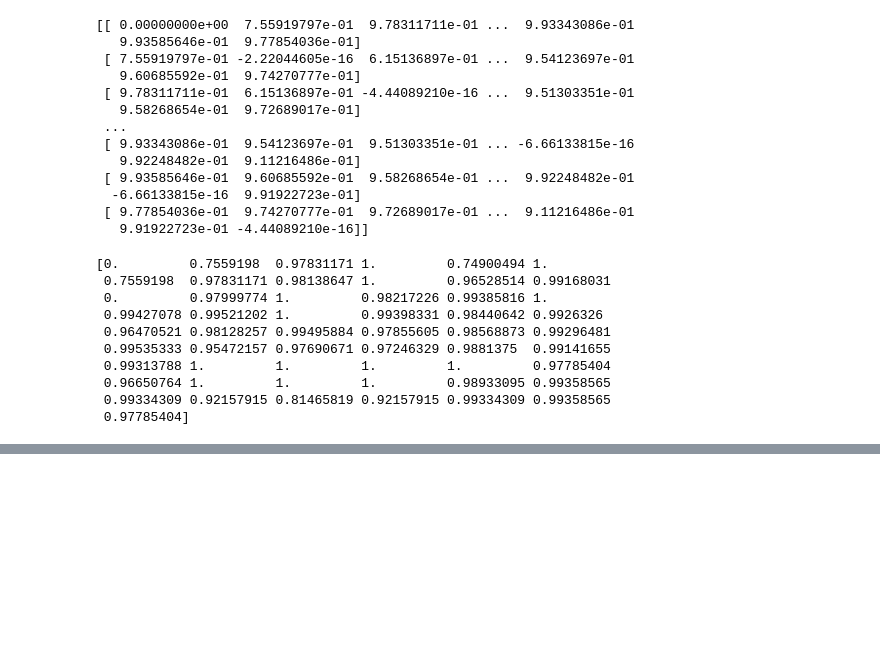
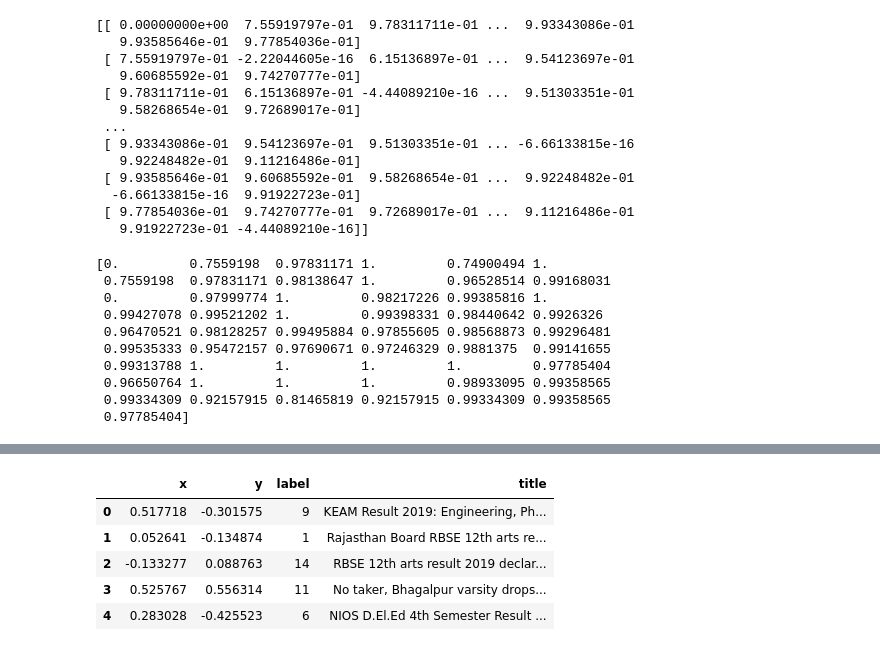
Before and after one commit to adityasharma1076/Summer-Project, a Jupyter notebook: tf-idf.ipynb, the cells around one changed output, grey strips where cells are left out. Drawn from its saved outputs; the diff is of its cells as text; code cells hidden in the pictures; blank space fills up the shorter version.

```diff
--- a/tf-idf.ipynb
+++ b/tf-idf.ipynb
@@ -358,0 +368,17 @@ clusters
+# %%
+import os  # for os.path.basename
+
+import matplotlib.pyplot as plt
+import matplotlib as mpl
+
+from sklearn.manifold import MDS
+
+MDS()
+
+mds = MDS(n_components=2, dissimilarity="precomputed", random_state=1)
+
+pos = mds.fit_transform(dist)  # shape (n_components, n_samples)
+
+xs, ys = pos[:, 0], pos[:, 1]
+print()
+print()
@@ -358,0 +404,11 @@ clusters
+# %%
+%matplotlib inline
+df_plot= pd.DataFrame(dict(x=xs, y=ys, label=clusters, title=Heading))
+df_plot.head()
+# %% [output]
+|  | x | y | label | title |
+| 0 | 0.517718 | -0.301575 | 9 | KEAM Result 2019: Engineering, Ph... |
+| 1 | 0.052641 | -0.134874 | 1 | Rajasthan Board RBSE 12th arts re... |
+| 2 | -0.133277 | 0.088763 | 14 | RBSE 12th arts result 2019 declar... |
+| 3 | 0.525767 | 0.556314 | 11 | No taker, Bhagalpur varsity drops... |
+| 4 | 0.283028 | -0.425523 | 6 | NIOS D.El.Ed 4th Semester Result ... |
```
Also changed, not shown: parts of 27 cells of this notebook, 1 other file.
